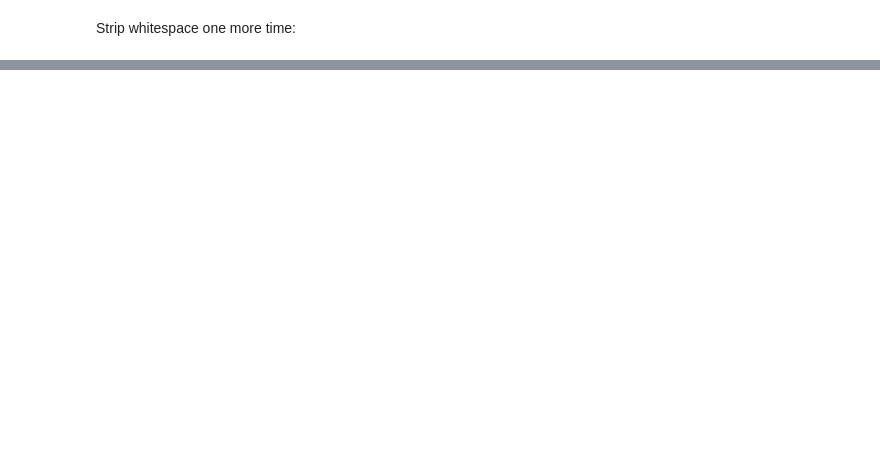
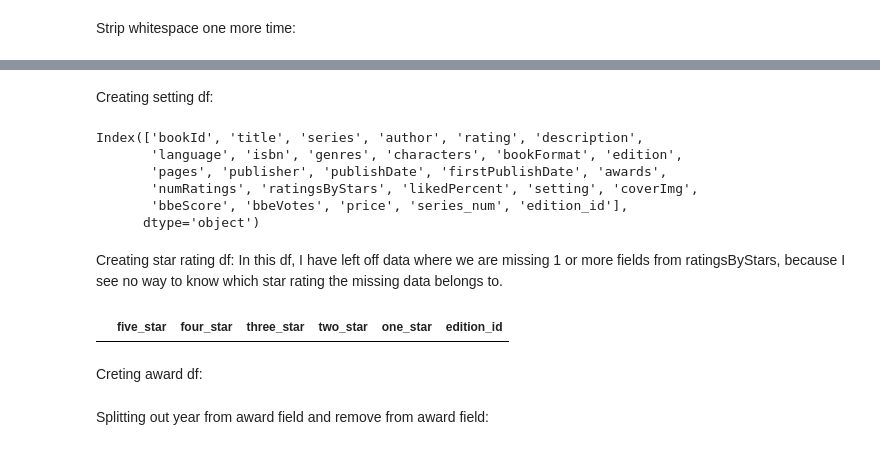
Before and after one commit to codeslp/books_db, a Jupyter notebook: src/books_db.ipynb, the cells around one changed output, grey strips where cells are left out. Saved outputs shown, nothing was run; the diff lists cells and outputs as text; code cells hidden in the pictures; blank space fills up the shorter version.

```diff
--- a/src/books_db.ipynb
+++ b/src/books_db.ipynb
@@ -250,0 +231,2 @@ df_edition = df['title', 'isbn', 'rating', 'numRatings', ,]
+# %%
+df['edition_id'] = df.index
@@ -250,0 +257,4 @@ df_edition = df['title', 'isbn', 'rating', 'numRatings', ,]
+# %%
+cols = ['genres', 'characters', 'awards', 'ratingsByStars', 'setting']
+converted_cols = {col: df[col].apply(ast.literal_eval) for col in cols}
+df.update(pd.DataFrame(converted_cols))
@@ -250,0 +298,2 @@ df_edition = df['title', 'isbn', 'rating', 'numRatings', ,]
+# %% [markdown]
+Creating setting df:
@@ -250,0 +310,34 @@ df_edition = df['title', 'isbn', 'rating', 'numRatings', ,]
+# %%
+df.columns
+# %% [output]
+Index(['bookId', 'title', 'series', 'author', 'rating', 'description',
+       'language', 'isbn', 'genres', 'characters', 'bookFormat', 'edition',
+       'pages', 'publisher', 'publishDate', 'firstPublishDate', 'awards',
+       'numRatings', 'ratingsByStars', 'likedPercent', 'setting', 'coverImg',
+       'bbeScore', 'bbeVotes', 'price', 'series_num', 'edition_id'],
+      dtype='object')
+# %% [markdown]
+Creating star rating df:
+In this df, I have left off data where we are missing 1 or more fields from ratingsByStars, because I see no way to know which star rating the missing data belongs to.
+# %%
+def create_star_rating_df(df):
+    five_star, four_star, three_star, two_star, one_star, edition_id = zip(*[(row['ratingsByStars'][0], row['ratingsByStars'][1], row['ratingsByStars'][2], row['ratingsByStars'][3], row['ratingsByStars'][4], row['edition_id']) for _, row in df.iterrows() if len(row['ratingsByStars']) == 5])
+    create_star_rating_df = pd.DataFrame({
+        'five_star': five_star,
+        'four_star': four_star,
+        'three_star': three_star,
+        'two_star': two_star,
+        'one_star': one_star,
+        'edition_id': edition_id
+    })
+    return create_star_rating_df
+
+star_rating_df = create_star_rating_df(df)
+# %%
+# Duplicated star ratings:
+duplicated_star_ratings = star_rating_df[star_rating_df.duplicated(keep=False)]
+duplicated_star_ratings
+# %% [output]
+|  | five_star | four_star | three_star | two_star | one_star | edition_id |
+# %% [markdown]
+Creting award df:
@@ -250,0 +354,2 @@ df_edition = df['title', 'isbn', 'rating', 'numRatings', ,]
+# %% [markdown]
+Splitting out year from award field and remove from award field:
```
Also changed, not shown: parts of 24 cells of this notebook, 1 other file.
